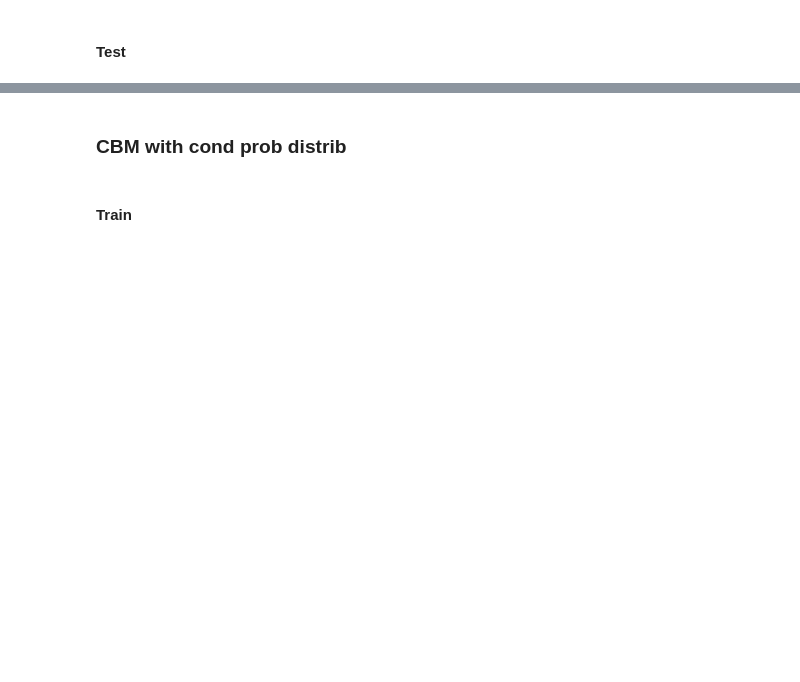
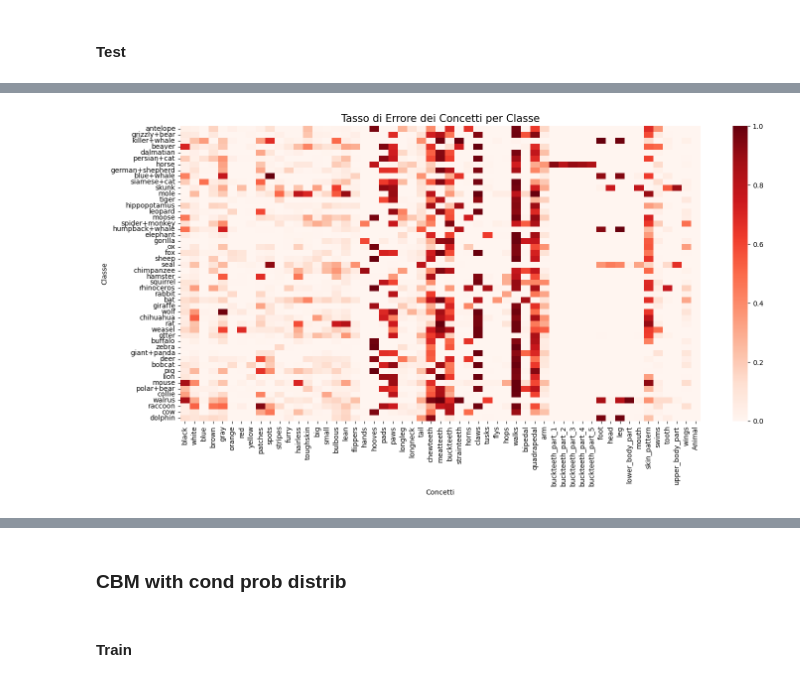
Before and after one commit to stefano-gamba/BoxEmbeddingCBM, a Jupyter notebook: notebooks/joint_training.ipynb, the cells around one changed output, grey strips where cells are left out. Drawn from its saved outputs; the diff is of its cells as text; code cells hidden in the pictures; blank space fills up the shorter version.

```diff
--- a/notebooks/joint_training.ipynb
+++ b/notebooks/joint_training.ipynb
@@ -298,0 +308,4 @@ False
+# %%
+plot_concept_error_heatmap(labels, concept_preds, concept_trues, classes, concepts)
+# %% [output]
+[figure, added]
```
Also changed, not shown: parts of 24 cells of this notebook, 3 other files.
